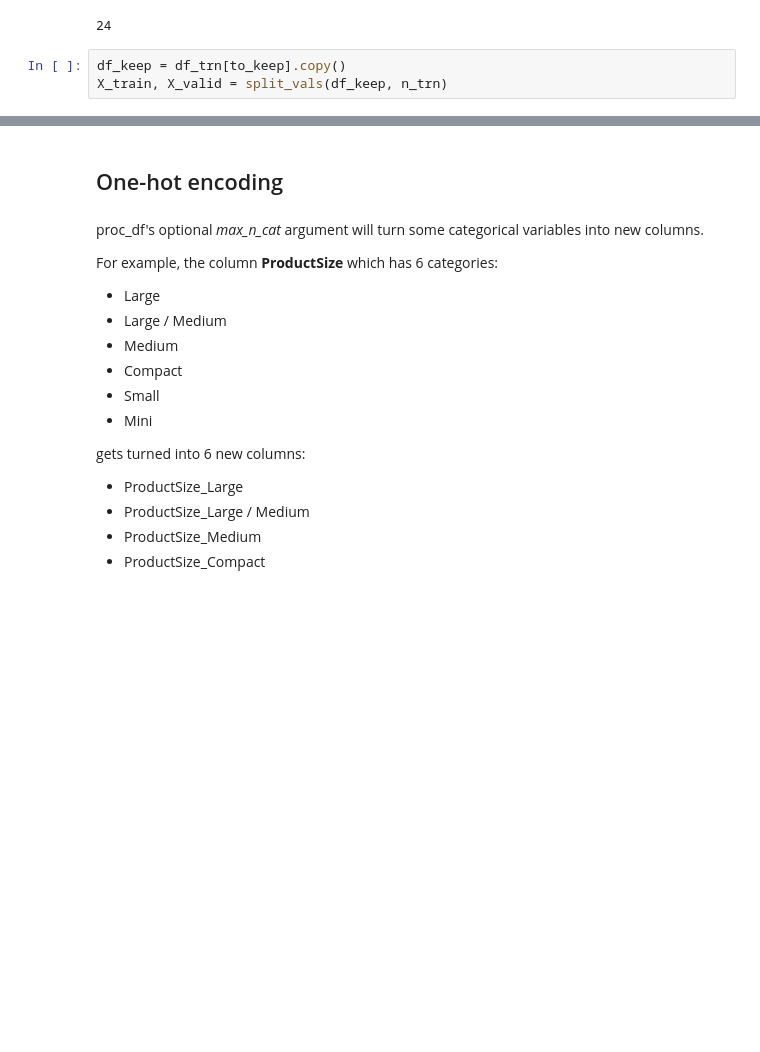
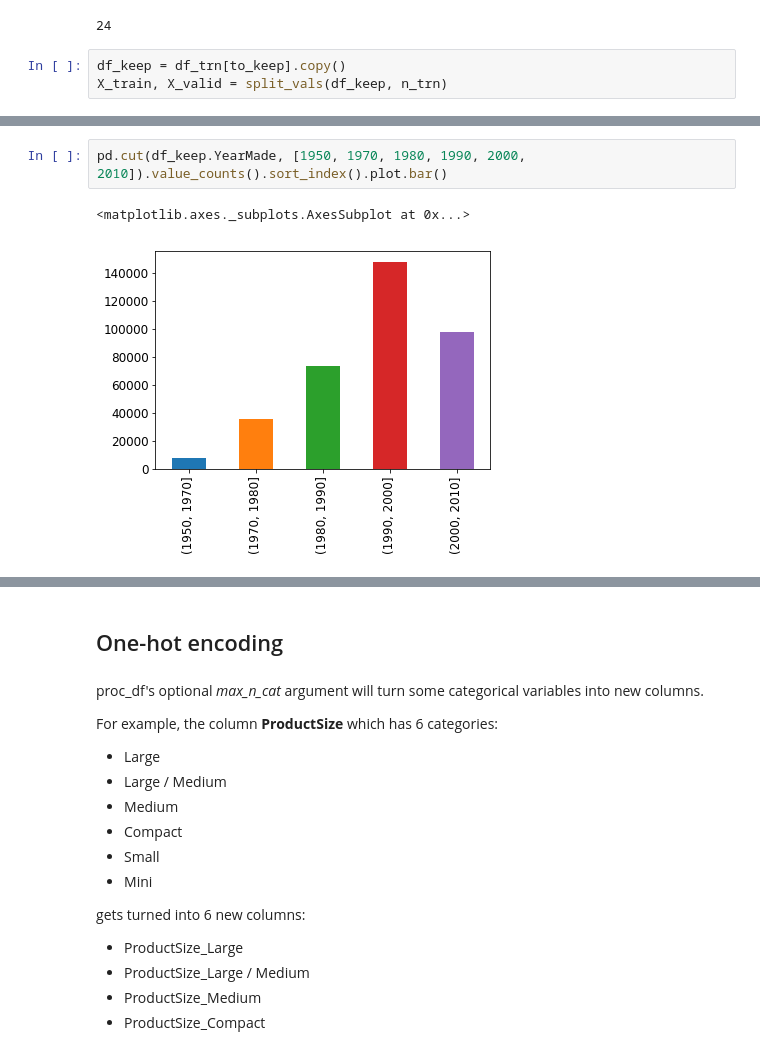
Before and after one commit to emmanuel-galindo/Jupyter-Notebooks, a Jupyter notebook: lesson2-rf_interpretation-manu.ipynb, the cells around one changed output, grey strips where cells are left out. Drawn from its saved outputs; the diff is of its cells as text; blank space fills up the shorter version.

Commit message:
Adding Pandas and Seaborn plots from Kaggle advanced graphs minicourse

```diff
--- a/lesson2-rf_interpretation-manu.ipynb
+++ b/lesson2-rf_interpretation-manu.ipynb
@@ -204,0 +205,5 @@ plot_fi(fi);
+# %%
+pd.cut(df_keep.YearMade, [1950, 1970, 1980, 1990, 2000, 2010]).value_counts().sort_index().plot.bar()
+# %% [output]
+<matplotlib.axes._subplots.AxesSubplot at 0x...>
+[figure, added]
```
Also changed, not shown: parts of 61 cells of this notebook.
